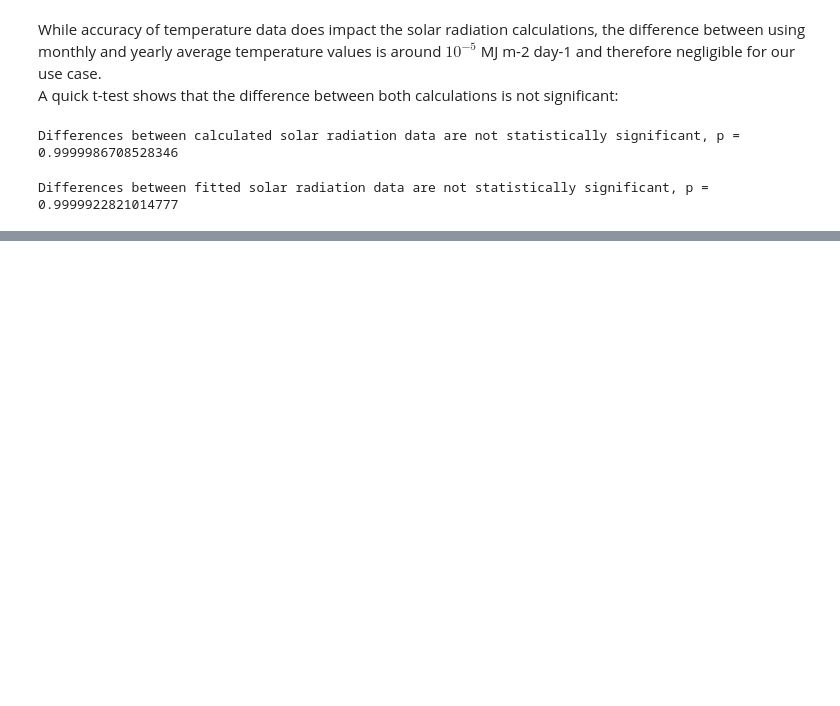
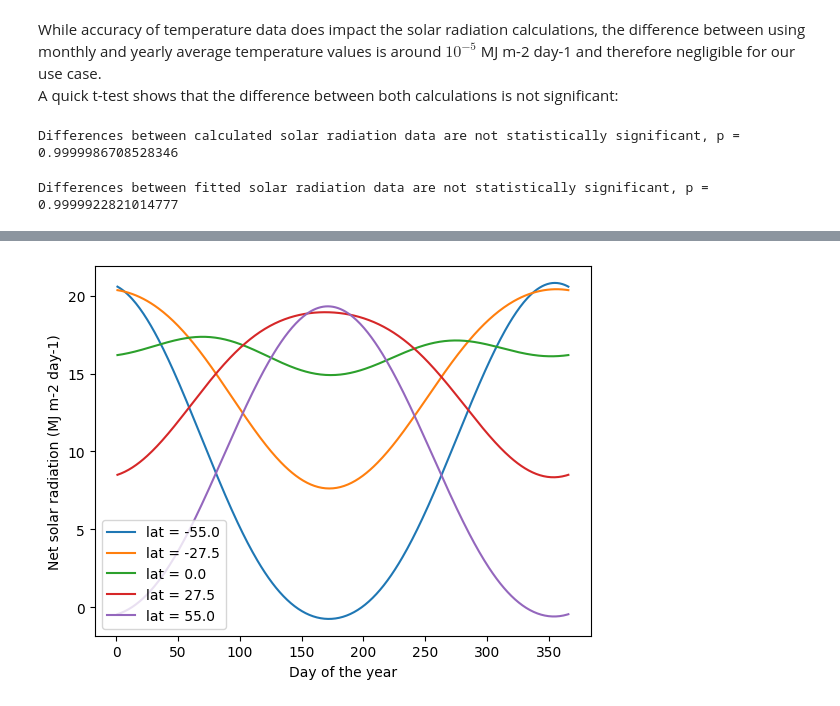
Before and after one commit to pymanga/sensitivity, a Jupyter notebook: ResourceLib/AboveGround/SolarRadiation/radiation_sensitivity.ipynb, the cells around one changed output, grey strips where cells are left out. Saved outputs shown, nothing was run; the diff lists cells and outputs as text; code cells hidden in the pictures; blank space fills up the shorter version.

```diff
--- a/ResourceLib/AboveGround/SolarRadiation/radiation_sensitivity.ipynb
+++ b/ResourceLib/AboveGround/SolarRadiation/radiation_sensitivity.ipynb
@@ -210,0 +202,26 @@ Since we are assuming clear sky radiation, noise is assumed to only reduce solar
+# %%
+# doy as bifurcation parameter
+doy_range = np.linspace(1,366,365)
+lat_range = np.linspace(-0.9599, 0.9599, 5)
+
+doy_results = np.zeros((len(doy_range), len(lat_range)))
+
+i = 0
+j = 0
+
+for doy in doy_range:
+    j = 0
+    for lat in lat_range:
+        doy_results[i,j] = calculateSolarRadiation(doy,lat,tmin,tmax)
+        j += 1
+    i += 1
+
+for id, lat in enumerate(lat_range):
+    plt.plot(doy_range, doy_results[:,id], label='lat = ' + str(np.round(np.degrees(lat),2)))
+# plt.plot(lat_range, lat_results)
+plt.xlabel('Day of the year')
+plt.ylabel('Net solar radiation (MJ m-2 day-1)')
+plt.legend()
+plt.show()
+# %% [output]
+[figure, added]
```
Also changed, not shown: parts of 15 cells of this notebook.
